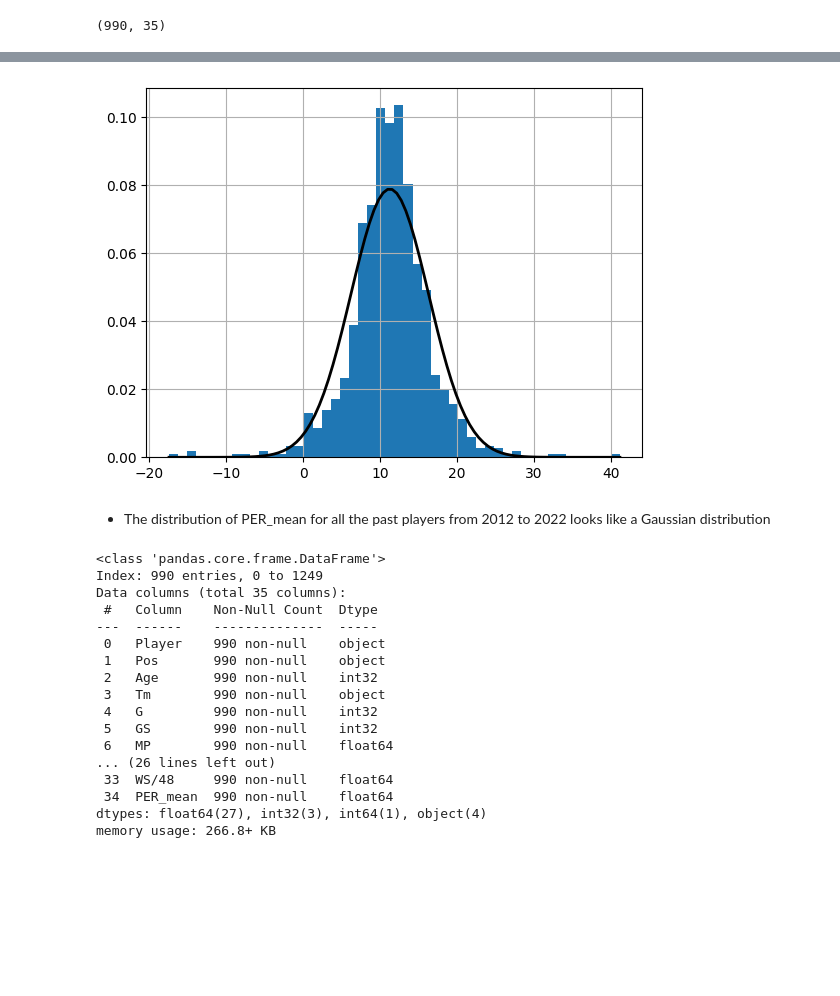
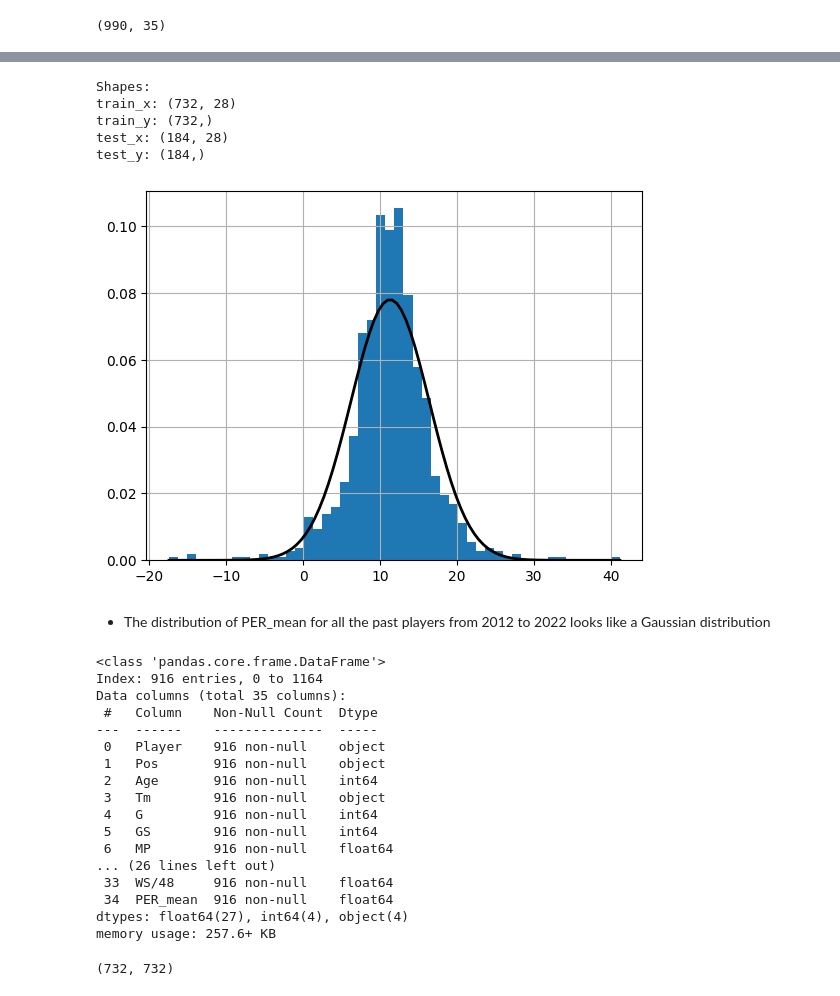
Before and after one commit to ywateba/fds_2023_project, a Jupyter notebook: final_project.ipynb, the cells around one changed output, grey strips where cells are left out. Drawn from its saved outputs; the diff is of its cells as text; code cells hidden in the pictures; blank space fills up the shorter version.

```diff
--- a/final_project.ipynb
+++ b/final_project.ipynb
@@ -394,0 +393,2 @@ plt.show()
+# %%
+rookies_df = pd.read_pickle('/Users/Francesco/Downloads/rookie_df.pkl')
@@ -399,3 +408,8 @@ rookies_df.dropna().shape
 # %% [output]
 (1250, 35)
 (990, 35)
+# %%
+rookies_2023_df = rookies_df[rookies_df['Season'] == 2023]
+rookies_df = rookies_df[rookies_df['Season'] != 2023]
+print(rookies_df.shape)
+print(rookies_2023_df.shape)
@@ -402,38 +425,64 @@ rookies_df.dropna().shape
+# %%
+from sklearn.model_selection import train_test_split
+
+# Randomly select a portion of players for the training set, random_state for reproducibility
+train_players, test_players = train_test_split(rookies_df, test_size=0.2, random_state=42)
+
+# Extract features (X) and target variable (y) using the specified indexes
+# Train
+train_x=train_players.drop(columns = ["Player","Pos","Tm","Season","ID","WS","PER_mean"])  # Features
+train_y = train_players['PER_mean']  # Target variable
+
+# Test
+test_x = test_players.drop(columns = ["Player","Pos","Tm","Season","ID","WS","PER_mean"])  # Features
+test_y = test_players['PER_mean']  # Target variable
+
+# Print shape
+print("Shapes:")
+print("train_x:", train_x.shape)
+print("train_y:", train_y.shape)
+print("test_x:", test_x.shape)
+print("test_y:", test_y.shape)
+# %% [output]
+Shapes:
+train_x: (732, 28)
+train_y: (732,)
+test_x: (184, 28)
+test_y: (184,)
 # %%
-rookies_df_2023=rookies_df[rookies_df["Season"]==2023]
-Y=rookies_df["PER_mean"]
+Y=rookies_df["PER_mean"] # predicted variable
 Y.hist(bins=50, density = True)
 
 mu, std = Y.mean(), Y.std()
 
 # Creare un array di valori x per la curva gaussiana
 x = np.linspace(Y.min(), Y.max(), 100)
 p = norm.pdf(x, mu, std)
 
 # Disegnare la curva gaussiana
 plt.plot(x, p, 'k', linewidth=2)
 plt.show()
 # %% [output]
-[figure, old version]
+[figure, new version]
 # %% [markdown]
 * The distribution of PER_mean for all the past players from 2012 to 2022 looks like a Gaussian distribution
 # %%
 rookies_df.info()
 # %% [output]
 <class 'pandas.core.frame.DataFrame'>
-Index: 990 entries, 0 to 1249
+Index: 916 entries, 0 to 1164
 Data columns (total 35 columns):
  #   Column    Non-Null Count  Dtype
 ---  ------    --------------  -----
- 0   Player    990 non-null    object
- 1   Pos       990 non-null    object
- 2   Age       990 non-null    int32
- 3   Tm        990 non-null    object
- 4   G         990 non-null    int32
- 5   GS        990 non-null    int32
- 6   MP        990 non-null    float64
+ 0   Player    916 non-null    object
+ 1   Pos       916 non-null    object
+ 2   Age       916 non-null    int64
+ 3   Tm        916 non-null    object
+ 4   G         916 non-null    int64
+ 5   GS        916 non-null    int64
+ 6   MP        916 non-null    float64
 ... (26 lines left out)
- 33  WS/48     990 non-null    float64
- 34  PER_mean  990 non-null    float64
-dtypes: float64(27), int32(3), int64(1), object(4)
-memory usage: 266.8+ KB
+ 33  WS/48     916 non-null    float64
+ 34  PER_mean  916 non-null    float64
+dtypes: float64(27), int64(4), object(4)
+memory usage: 257.6+ KB
@@ -439,0 +494,4 @@ memory usage: 266.8+ KB
+# %%
+len(train_y),len(train_x)
+# %% [output]
+(732, 732)
```
Also changed, not shown: parts of 25 cells of this notebook.
